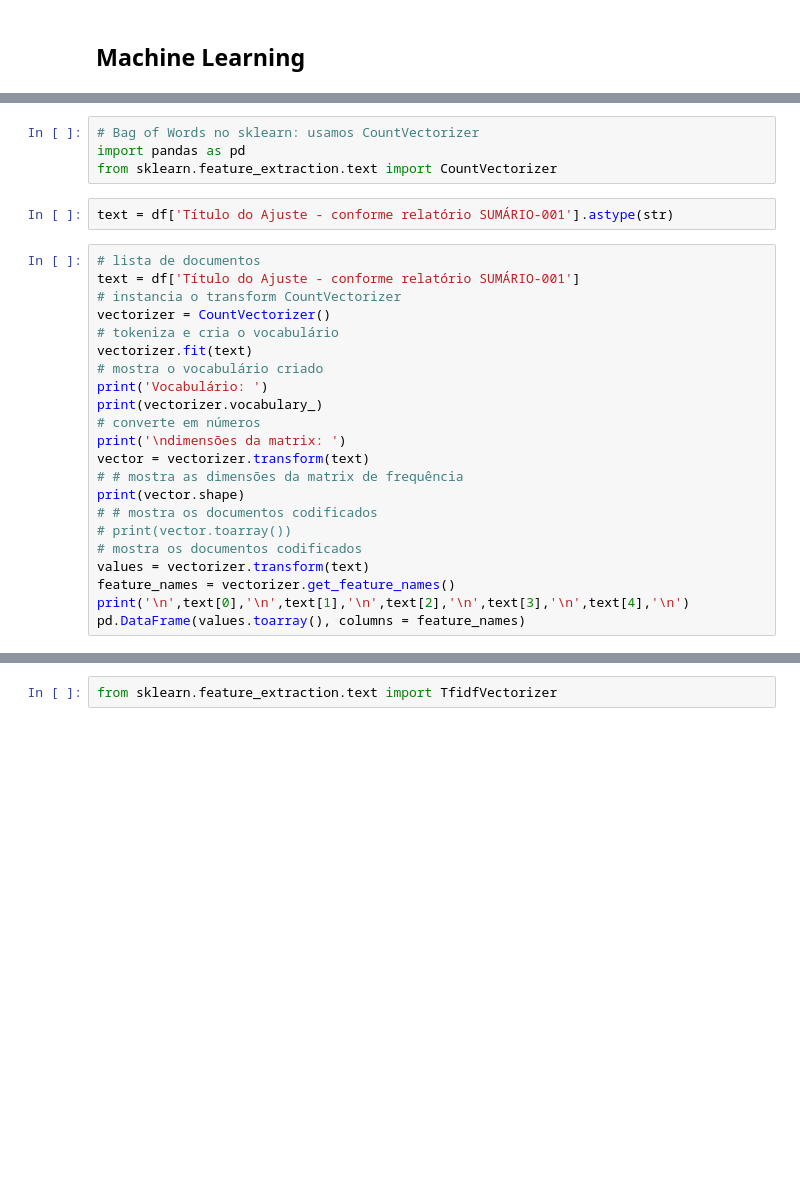
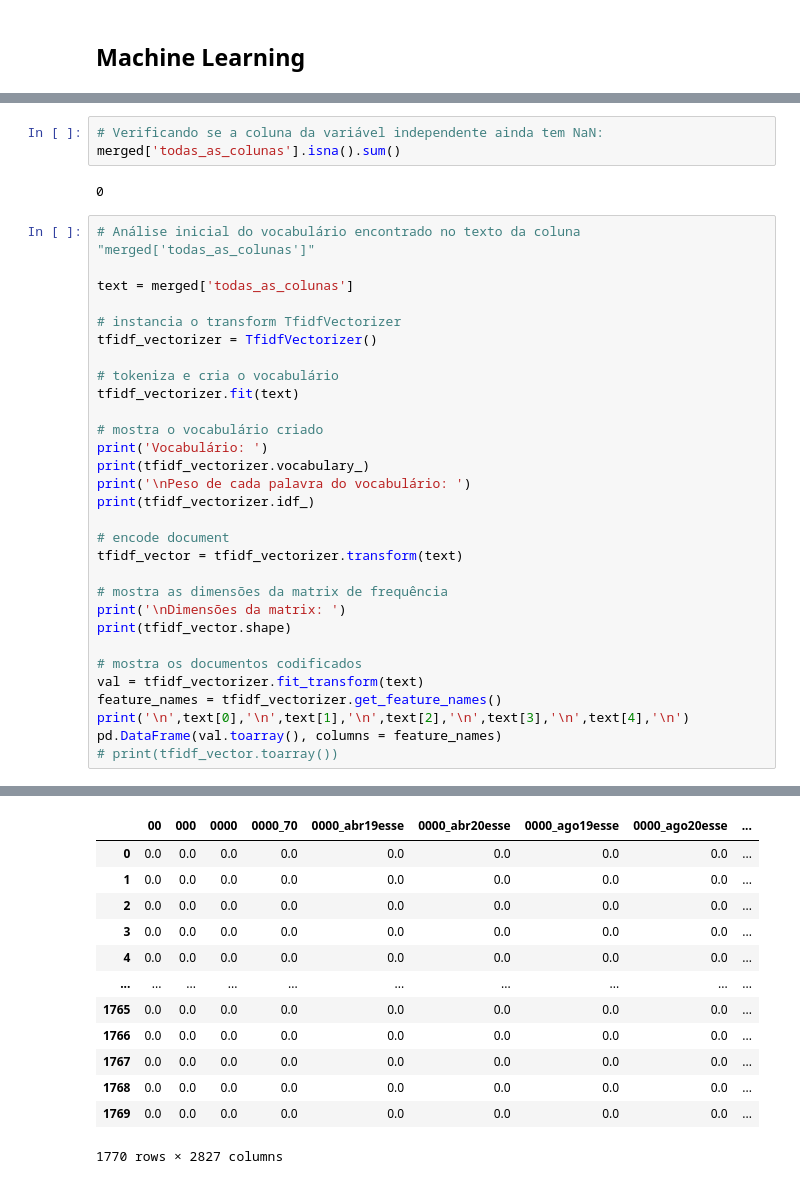
Before and after one commit to williamlapa/categorizar_ccee, a Jupyter notebook: William_categorizar.ipynb, the cells around one changed output, grey strips where cells are left out. Cells and saved outputs as stored; diff of their text form; blank space fills up the shorter version.

```diff
--- a/William_categorizar.ipynb
+++ b/William_categorizar.ipynb
@@ -74,29 +81,36 @@ array(['-', 'Todos os impactos decorrentes de uma recontabilização',
-# %%
-# Bag of Words no sklearn: usamos CountVectorizer
-import pandas as pd
-from sklearn.feature_extraction.text import CountVectorizer
-# %%
-text = df['Título do Ajuste - conforme relatório SUMÁRIO-001'].astype(str)
+# %%
+# Verificando se a coluna da variável independente ainda tem NaN:
+merged['todas_as_colunas'].isna().sum()
+# %% [output]
+0
 # %%
-# lista de documentos
-text = df['Título do Ajuste - conforme relatório SUMÁRIO-001']
-# instancia o transform CountVectorizer
-vectorizer = CountVectorizer()
+# Análise inicial do vocabulário encontrado no texto da coluna "merged['todas_as_colunas']"
+
+text = merged['todas_as_colunas']
+
+# instancia o transform TfidfVectorizer
+tfidf_vectorizer = TfidfVectorizer()
+
 # tokeniza e cria o vocabulário
-vectorizer.fit(text)
+tfidf_vectorizer.fit(text)
+
 # mostra o vocabulário criado
 print('Vocabulário: ')
-print(vectorizer.vocabulary_)
-# converte em números
-print('\ndimensões da matrix: ')
-vector = vectorizer.transform(text)
-# # mostra as dimensões da matrix de frequência
-print(vector.shape)
-# # mostra os documentos codificados
-# print(vector.toarray())
+print(tfidf_vectorizer.vocabulary_)
+print('\nPeso de cada palavra do vocabulário: ')
+print(tfidf_vectorizer.idf_)
+
+# encode document
+tfidf_vector = tfidf_vectorizer.transform(text)
+
+# mostra as dimensões da matrix de frequência
+print('\nDimensões da matrix: ')
+print(tfidf_vector.shape)
+
 # mostra os documentos codificados
-values = vectorizer.transform(text)
-feature_names = vectorizer.get_feature_names()
+val = tfidf_vectorizer.fit_transform(text)
+feature_names = tfidf_vectorizer.get_feature_names()
 print('\n',text[0],'\n',text[1],'\n',text[2],'\n',text[3],'\n',text[4],'\n')
-pd.DataFrame(values.toarray(), columns = feature_names)
+pd.DataFrame(val.toarray(), columns = feature_names)
+# print(tfidf_vector.toarray())
 # %% [output]
@@ -104,2 +131,13 @@ ValueError: np.nan is an invalid document, expected byte or unicode string.
+|  | 00 | 000 | 0000 | 0000_70 | 0000_abr19esse | 0000_abr20esse | 0000_ago19esse | 0000_ago20esse | ... |
+| 0 | 0.0 | 0.0 | 0.0 | 0.0 | 0.0 | 0.0 | 0.0 | 0.0 | ... |
+| 1 | 0.0 | 0.0 | 0.0 | 0.0 | 0.0 | 0.0 | 0.0 | 0.0 | ... |
+| 2 | 0.0 | 0.0 | 0.0 | 0.0 | 0.0 | 0.0 | 0.0 | 0.0 | ... |
+| 3 | 0.0 | 0.0 | 0.0 | 0.0 | 0.0 | 0.0 | 0.0 | 0.0 | ... |
+| 4 | 0.0 | 0.0 | 0.0 | 0.0 | 0.0 | 0.0 | 0.0 | 0.0 | ... |
+| ... | ... | ... | ... | ... | ... | ... | ... | ... | ... |
+| 1765 | 0.0 | 0.0 | 0.0 | 0.0 | 0.0 | 0.0 | 0.0 | 0.0 | ... |
+| 1766 | 0.0 | 0.0 | 0.0 | 0.0 | 0.0 | 0.0 | 0.0 | 0.0 | ... |
+| 1767 | 0.0 | 0.0 | 0.0 | 0.0 | 0.0 | 0.0 | 0.0 | 0.0 | ... |
+| 1768 | 0.0 | 0.0 | 0.0 | 0.0 | 0.0 | 0.0 | 0.0 | 0.0 | ... |
+| 1769 | 0.0 | 0.0 | 0.0 | 0.0 | 0.0 | 0.0 | 0.0 | 0.0 | ... |
+1770 rows × 2827 columns
-# %%
-from sklearn.feature_extraction.text import TfidfVectorizer
```
Also changed, not shown: parts of 27 cells of this notebook, 2 other files.
